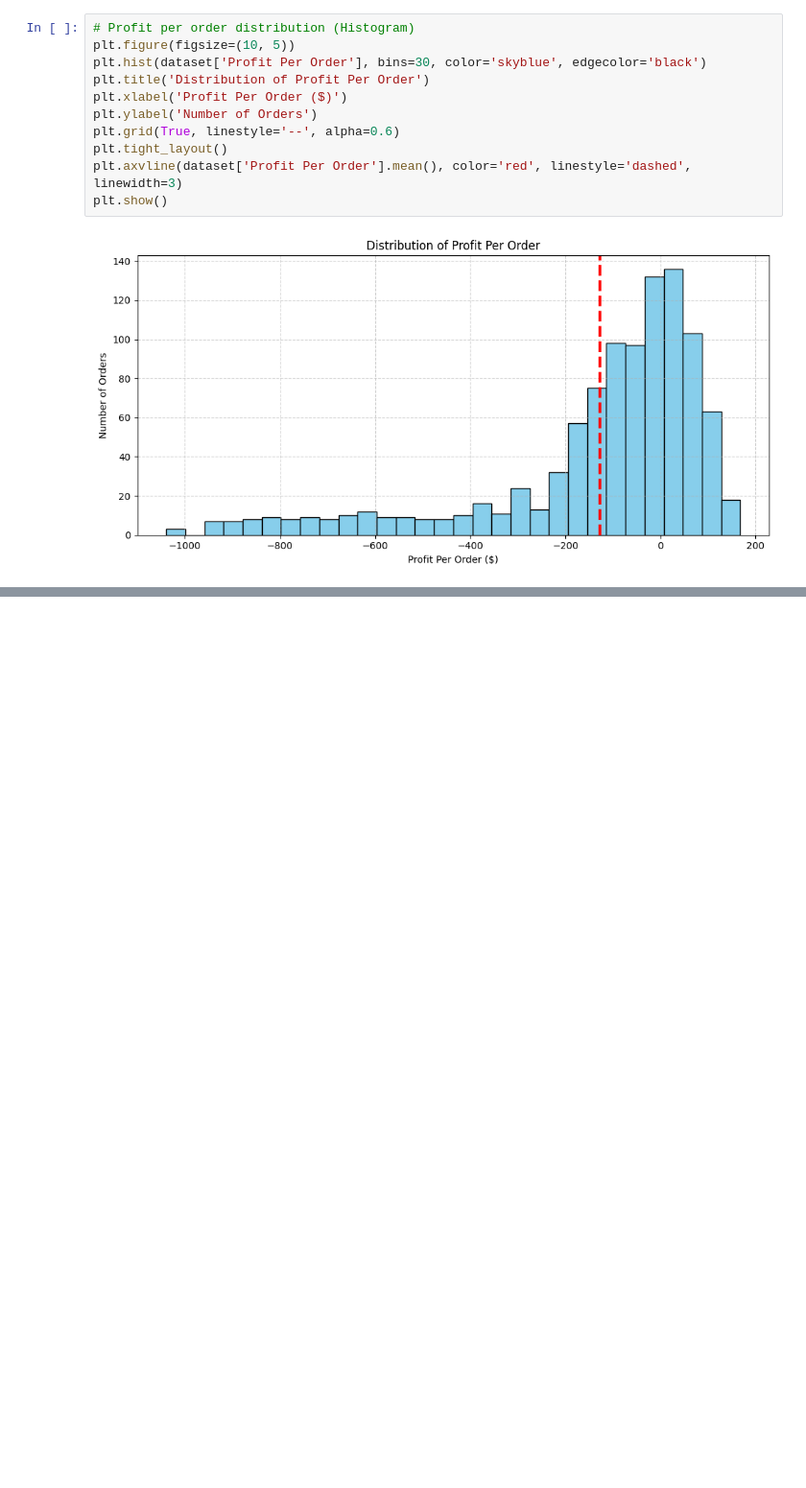
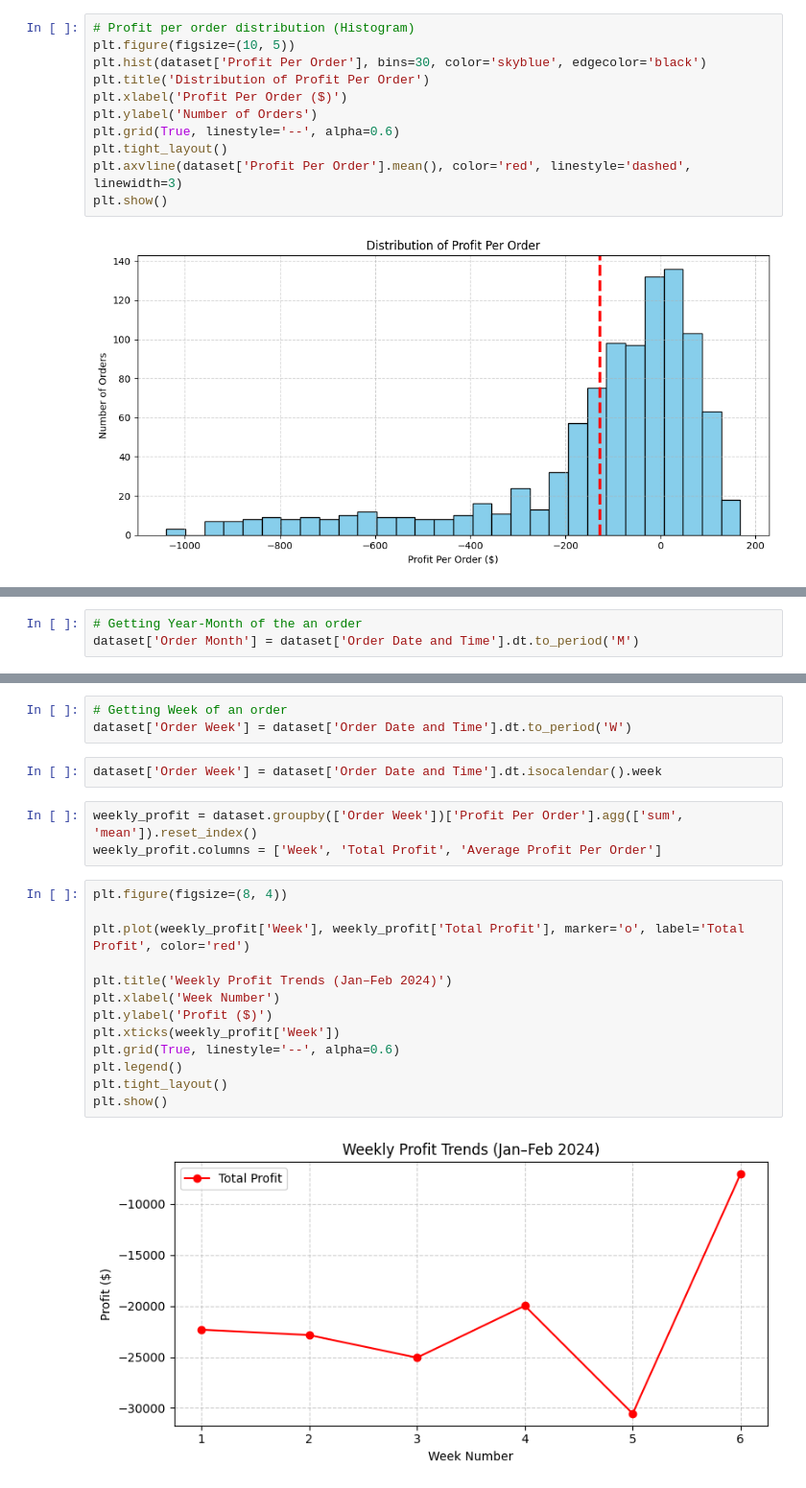
Before and after one commit to Darknight47/Data-Science-Projects-03, a Jupyter notebook: Cost_Profitability_analysis.ipynb, the cells around one changed output, grey strips where cells are left out. Shown: that part at 96% size. Drawn from its saved outputs; the diff is of its cells as text; blank space fills up the shorter version.

Commit message:
total profit and avg profit per order

```diff
--- a/Cost_Profitability_analysis.ipynb
+++ b/Cost_Profitability_analysis.ipynb
@@ -303,0 +329,3 @@ plt.show()
+# %%
+# Getting Year-Month of the an order
+dataset['Order Month'] = dataset['Order Date and Time'].dt.to_period('M')
@@ -303,0 +342,23 @@ plt.show()
+# %%
+# Getting Week of an order
+dataset['Order Week'] = dataset['Order Date and Time'].dt.to_period('W')
+# %%
+dataset['Order Week'] = dataset['Order Date and Time'].dt.isocalendar().week
+# %%
+weekly_profit = dataset.groupby(['Order Week'])['Profit Per Order'].agg(['sum', 'mean']).reset_index()
+weekly_profit.columns = ['Week', 'Total Profit', 'Average Profit Per Order']
+# %%
+plt.figure(figsize=(8, 4))
+
+plt.plot(weekly_profit['Week'], weekly_profit['Total Profit'], marker='o', label='Total Profit', color='red')
+
+plt.title('Weekly Profit Trends (Jan–Feb 2024)')
+plt.xlabel('Week Number')
+plt.ylabel('Profit ($)')
+plt.xticks(weekly_profit['Week'])
+plt.grid(True, linestyle='--', alpha=0.6)
+plt.legend()
+plt.tight_layout()
+plt.show()
+# %% [output]
+[figure, added]
```
Also changed, not shown: parts of 10 cells of this notebook.
